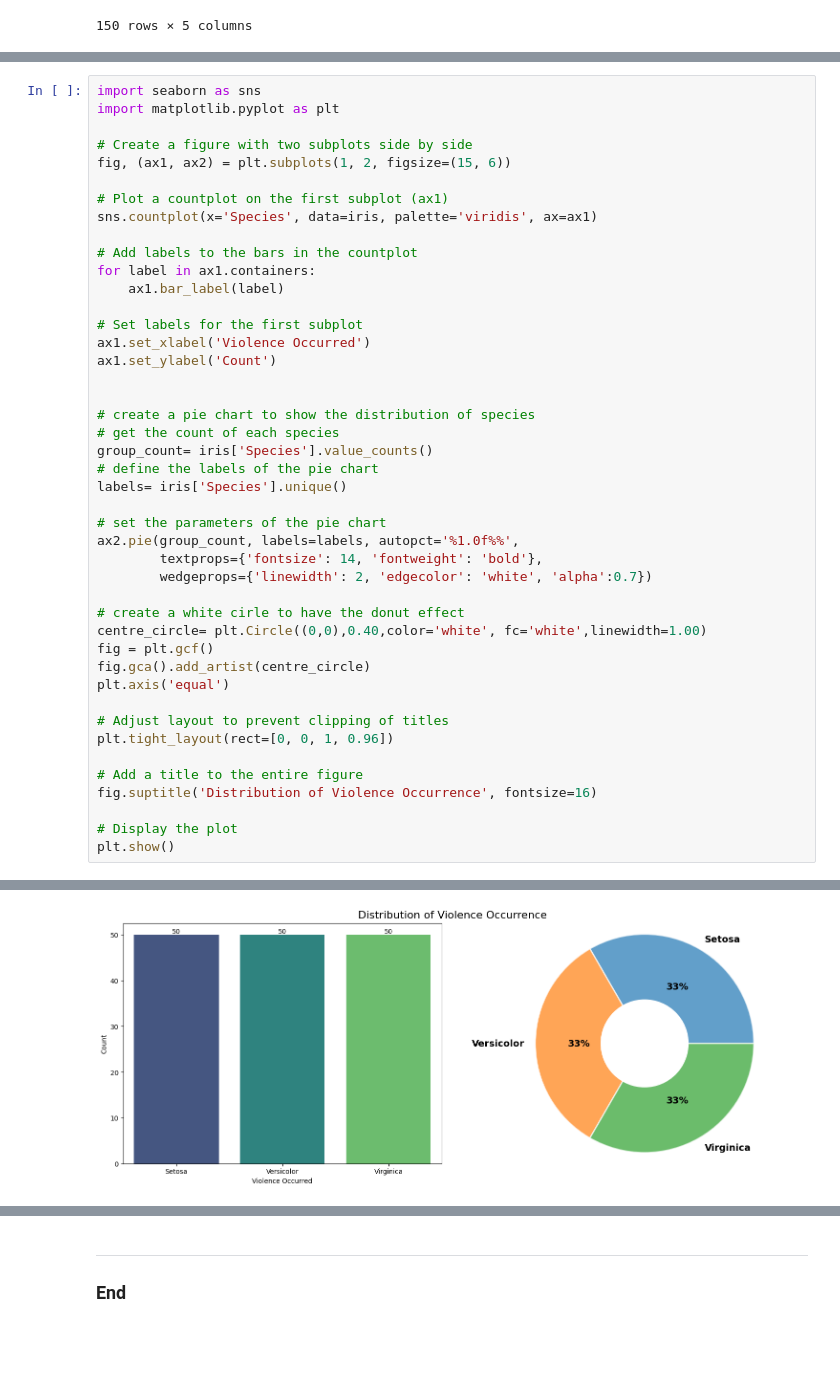
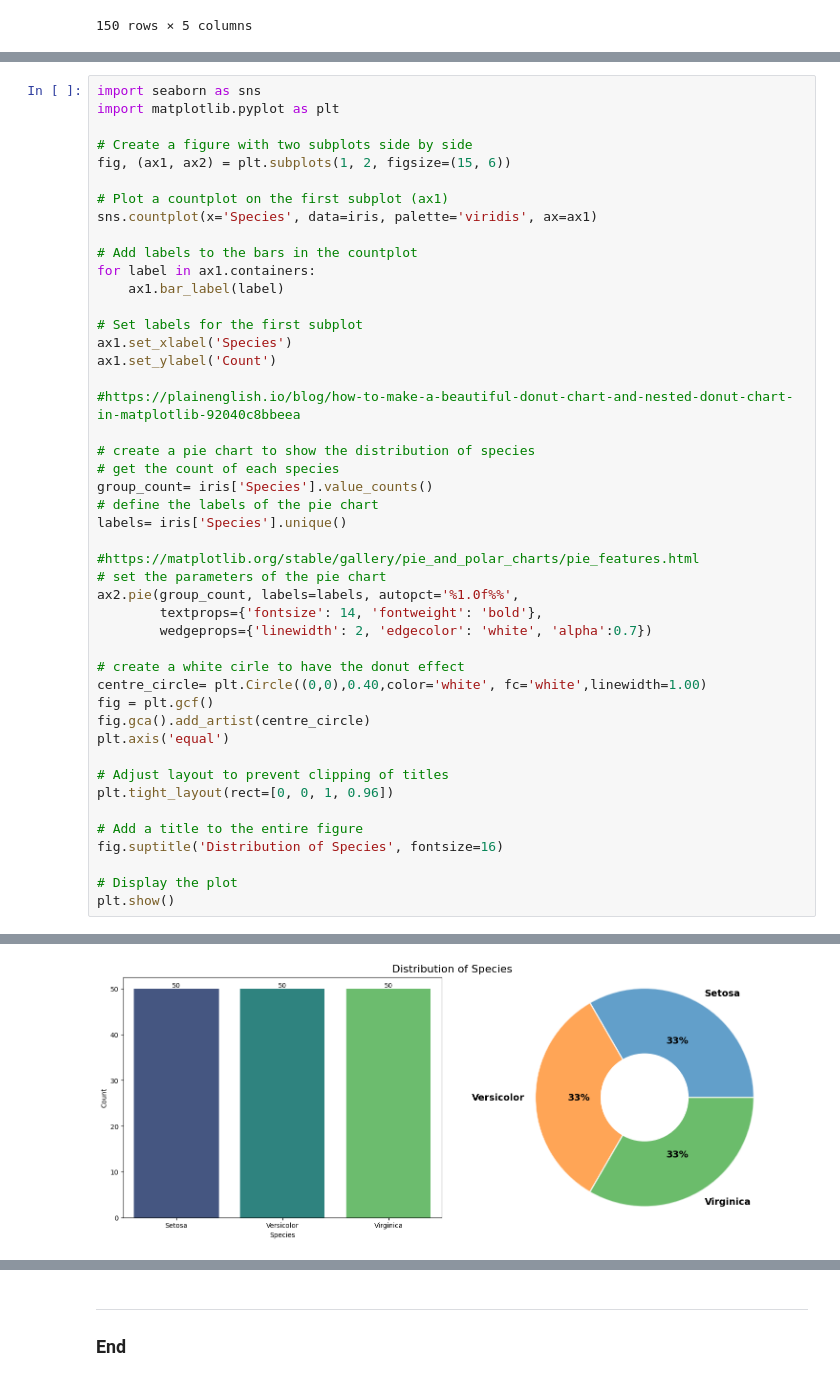
Before and after one commit to Cecilia8989/fund_data_analysis, a Jupyter notebook: project.ipynb, the cells around one changed output, grey strips where cells are left out. Saved outputs shown, nothing was run; the diff lists cells and outputs as text; blank space fills up the shorter version.

```diff
--- a/project.ipynb
+++ b/project.ipynb
@@ -533,37 +538,39 @@ for label in ax1.containers:
     ax1.bar_label(label)
 
 # Set labels for the first subplot
-ax1.set_xlabel('Violence Occurred')
+ax1.set_xlabel('Species')
 ax1.set_ylabel('Count')
 
+#https://plainenglish.io/blog/how-to-make-a-beautiful-donut-chart-and-nested-donut-chart-in-matplotlib-92040c8bbeea
 
 # create a pie chart to show the distribution of species
 # get the count of each species
 group_count= iris['Species'].value_counts()
 # define the labels of the pie chart
 labels= iris['Species'].unique()
 
+#https://matplotlib.org/stable/gallery/pie_and_polar_charts/pie_features.html
 # set the parameters of the pie chart
 ax2.pie(group_count, labels=labels, autopct='%1.0f%%',
         textprops={'fontsize': 14, 'fontweight': 'bold'},
         wedgeprops={'linewidth': 2, 'edgecolor': 'white', 'alpha':0.7})
 
 # create a white cirle to have the donut effect
 centre_circle= plt.Circle((0,0),0.40,color='white', fc='white',linewidth=1.00)
 fig = plt.gcf()
 fig.gca().add_artist(centre_circle)
 plt.axis('equal')
 
 # Adjust layout to prevent clipping of titles
 plt.tight_layout(rect=[0, 0, 1, 0.96])
 
 # Add a title to the entire figure
-fig.suptitle('Distribution of Violence Occurrence', fontsize=16)
+fig.suptitle('Distribution of Species', fontsize=16)
 
 # Display the plot
 plt.show()
 # %% [output]
 Passing `palette` without assigning `hue` is deprecated and will be removed in v0.14.0. Assign the `x` variable to `hue` and set `legend=False` for the same effect.
 
   sns.countplot(x='Species', data=iris, palette='viridis', ax=ax1)
-[figure, old version]
+[figure, new version]
```
Also changed, not shown: parts of 5 cells of this notebook, 2 other files.
